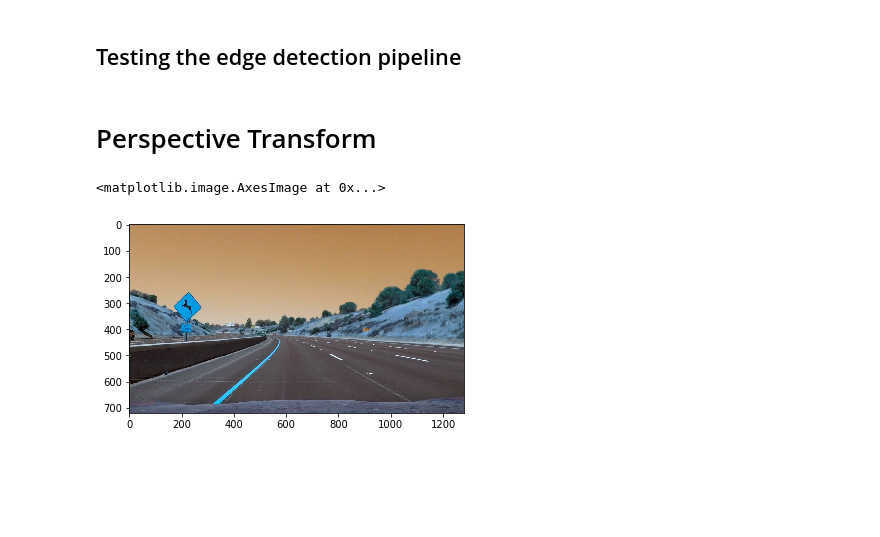
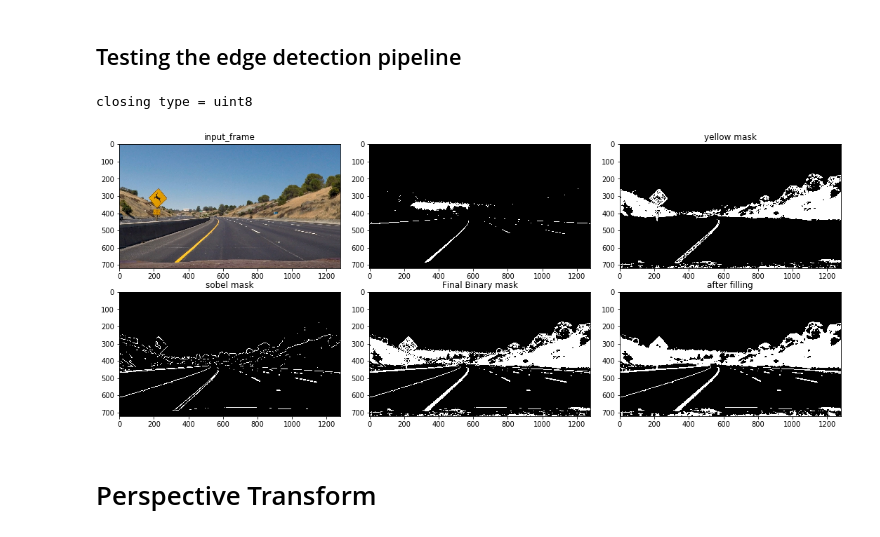
Before and after one commit to abhitrip/CarNd-Advanced-Lane-Finding, a Jupyter notebook: Untitled.ipynb, the cells around one changed output. Cells and saved outputs as stored; diff of their text form; code cells hidden in the pictures; blank space fills up the shorter version.

```diff
--- a/Untitled.ipynb
+++ b/Untitled.ipynb
@@ -116,22 +116,15 @@ def sobelMagnitude(img, thresh_min=75, thresh_max=255, sobel_kernel=11):
 
 
 def hsvThres(img, thresh_min , thresh_max ):
-    hls = cv2.cvtColor(img, cv2.COLOR_BGR2HLS)
+    hls = cv2.cvtColor(img, cv2.COLOR_BGR2HSV)
     mask_gt = np.all(hls>thresh_min, axis=2)
     mask_lt = np.all(hls<thresh_max, axis=2)
     hsv_mask = np.logical_and(mask_gt, mask_lt)
     return hsv_mask
 
-# Visualize an example
-"""
-img = cv2.imread('test_images/test2.jpg')
-img = equalizeHist(img)
-img_proc = img[:,:,2]+0.5*getSatChannel(img)
-img_proc = np.uint8(255*img_proc/np.max(img_proc))
-plt.imshow(img_proc, cmap='gray')
-plt.show()
-"""
-# Now make the main image processing pipeline
+
+
+#Now make the main image processing pipeline
 
 
 def binariseImage(img, displayImages=True):
@@ -196,15 +189,10 @@ def binariseImage(img, displayImages=True):
 # %%
 test_images = glob.glob('test_images/*.jpg')
 
 img = cv2.imread("test_images/test2.jpg")
-#closed = binariseImage(img, True)
+closed = binariseImage(img, True)
+# %% [output]
+closing type = uint8
+[figure, added]
 # %% [markdown]
 # Perspective Transform
-# %%
-%matplotlib inline
-for
-img = cv2.imread("test_images/test2.jpg")
-plt.imshow(img)
-# %% [output]
-<matplotlib.image.AxesImage at 0x...>
-[figure, removed]
```
Also changed, not shown: parts of 12 cells of this notebook, 1 other file.
